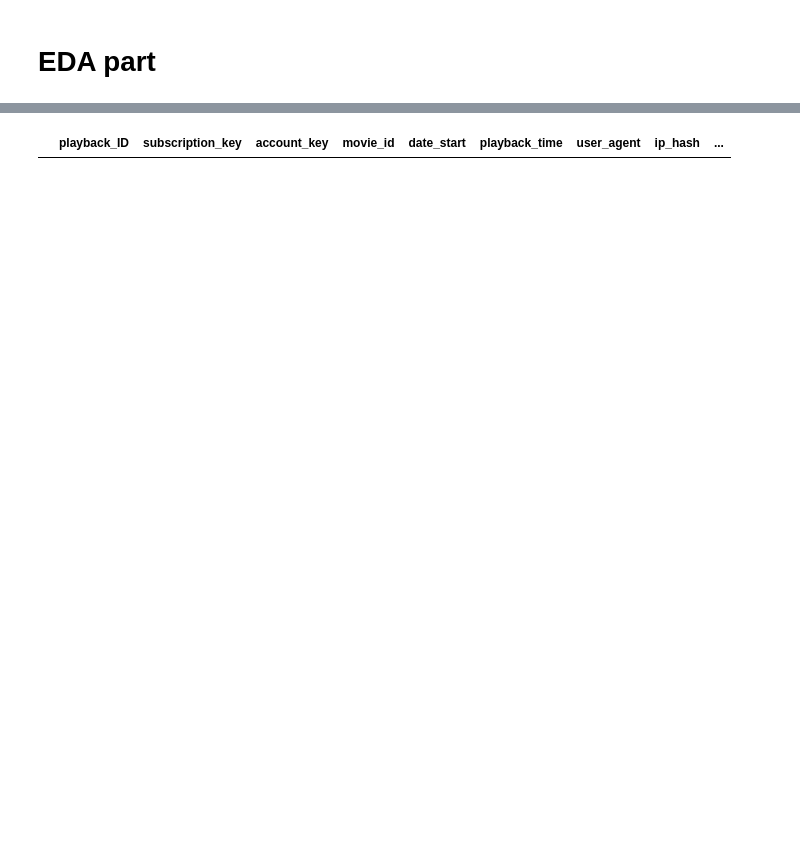
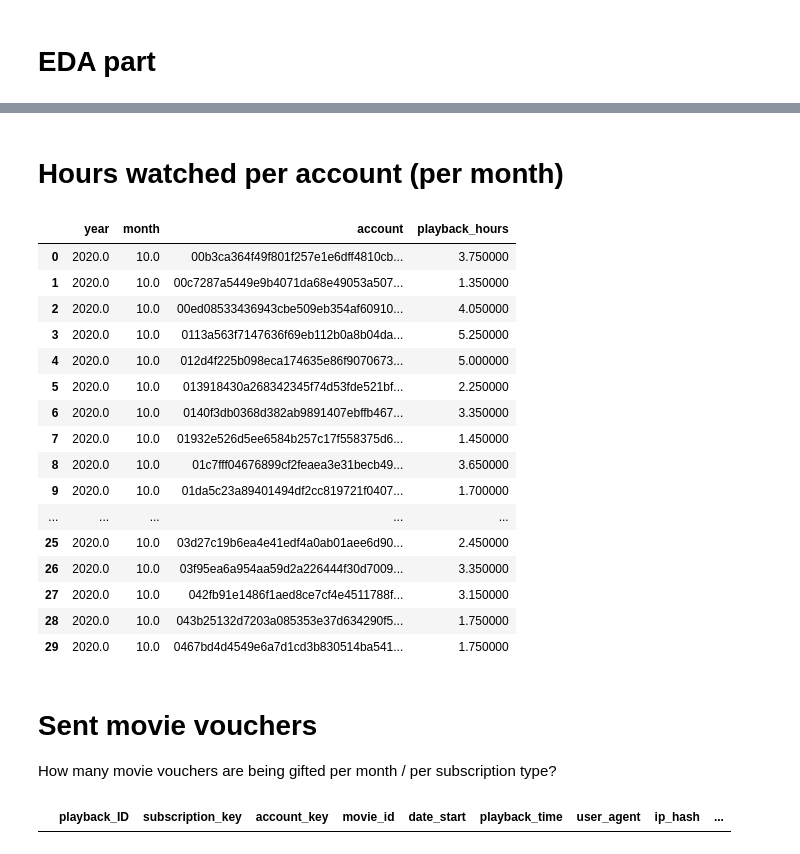
Before and after one commit to elisicke/Data-Analyst-Capstone-Project, a Jupyter notebook: EDA_phillipp.ipynb, the cells around one changed output, grey strips where cells are left out. Saved outputs shown, nothing was run; the diff lists cells and outputs as text; code cells hidden in the pictures; blank space fills up the shorter version.

```diff
--- a/EDA_phillipp.ipynb
+++ b/EDA_phillipp.ipynb
@@ -115,3 +257,28 @@ schema = 'capstone_filmingo'
+# %% [markdown]
+# Hours watched per account (per month)
+# %%
+sf.get_dataframe(f' SELECT EXTRACT(year FROM date_start) as year, EXTRACT(month FROM date_start) as month, playbacks.account_key as account, (SUM(playback_time)/60/60) as playback_hours FROM {schema}.playbacks INNER JOIN {schema}.accounts on {schema}.playbacks.account_key = {schema}.accounts.account_key GROUP BY playbacks.account_key, year, month ORDER BY year, month').head(30)
+# %% [output]
+|  | year | month | account | playback_hours |
+| 0 | 2020.0 | 10.0 | 00b3ca364f49f801f257e1e6dff4810cb... | 3.750000 |
+| 1 | 2020.0 | 10.0 | 00c7287a5449e9b4071da68e49053a507... | 1.350000 |
+| 2 | 2020.0 | 10.0 | 00ed08533436943cbe509eb354af60910... | 4.050000 |
+| 3 | 2020.0 | 10.0 | 0113a563f7147636f69eb112b0a8b04da... | 5.250000 |
+| 4 | 2020.0 | 10.0 | 012d4f225b098eca174635e86f9070673... | 5.000000 |
+| 5 | 2020.0 | 10.0 | 013918430a268342345f74d53fde521bf... | 2.250000 |
+| 6 | 2020.0 | 10.0 | 0140f3db0368d382ab9891407ebffb467... | 3.350000 |
+| 7 | 2020.0 | 10.0 | 01932e526d5ee6584b257c17f558375d6... | 1.450000 |
+| 8 | 2020.0 | 10.0 | 01c7fff04676899cf2feaea3e31becb49... | 3.650000 |
+| 9 | 2020.0 | 10.0 | 01da5c23a89401494df2cc819721f0407... | 1.700000 |
+| ... | ... | ... | ... | ... |
+| 25 | 2020.0 | 10.0 | 03d27c19b6ea4e41edf4a0ab01aee6d90... | 2.450000 |
+| 26 | 2020.0 | 10.0 | 03f95ea6a954aa59d2a226444f30d7009... | 3.350000 |
+| 27 | 2020.0 | 10.0 | 042fb91e1486f1aed8ce7cf4e4511788f... | 3.150000 |
+| 28 | 2020.0 | 10.0 | 043b25132d7203a085353e37d634290f5... | 1.750000 |
+| 29 | 2020.0 | 10.0 | 0467bd4d4549e6a7d1cd3b830514ba541... | 1.750000 |
+# %% [markdown]
+# Sent movie vouchers
+How many movie vouchers are being gifted per month / per subscription type?
 # %%
 sf.get_dataframe(f' SELECT DISTINCT * FROM {schema}.playbacks WHERE device IS NULL')
 # %% [output]
```
Also changed, not shown: parts of 18 cells of this notebook.
